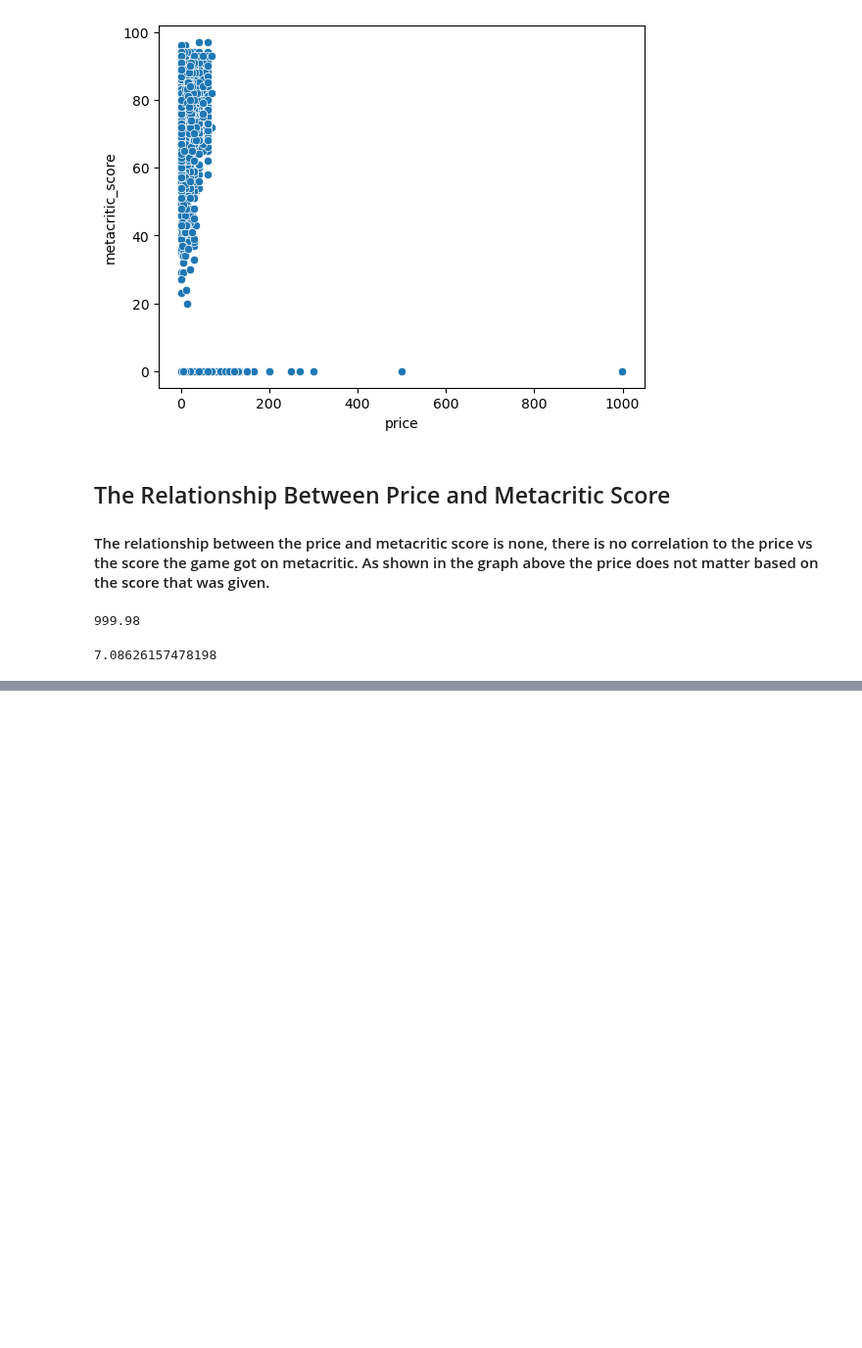
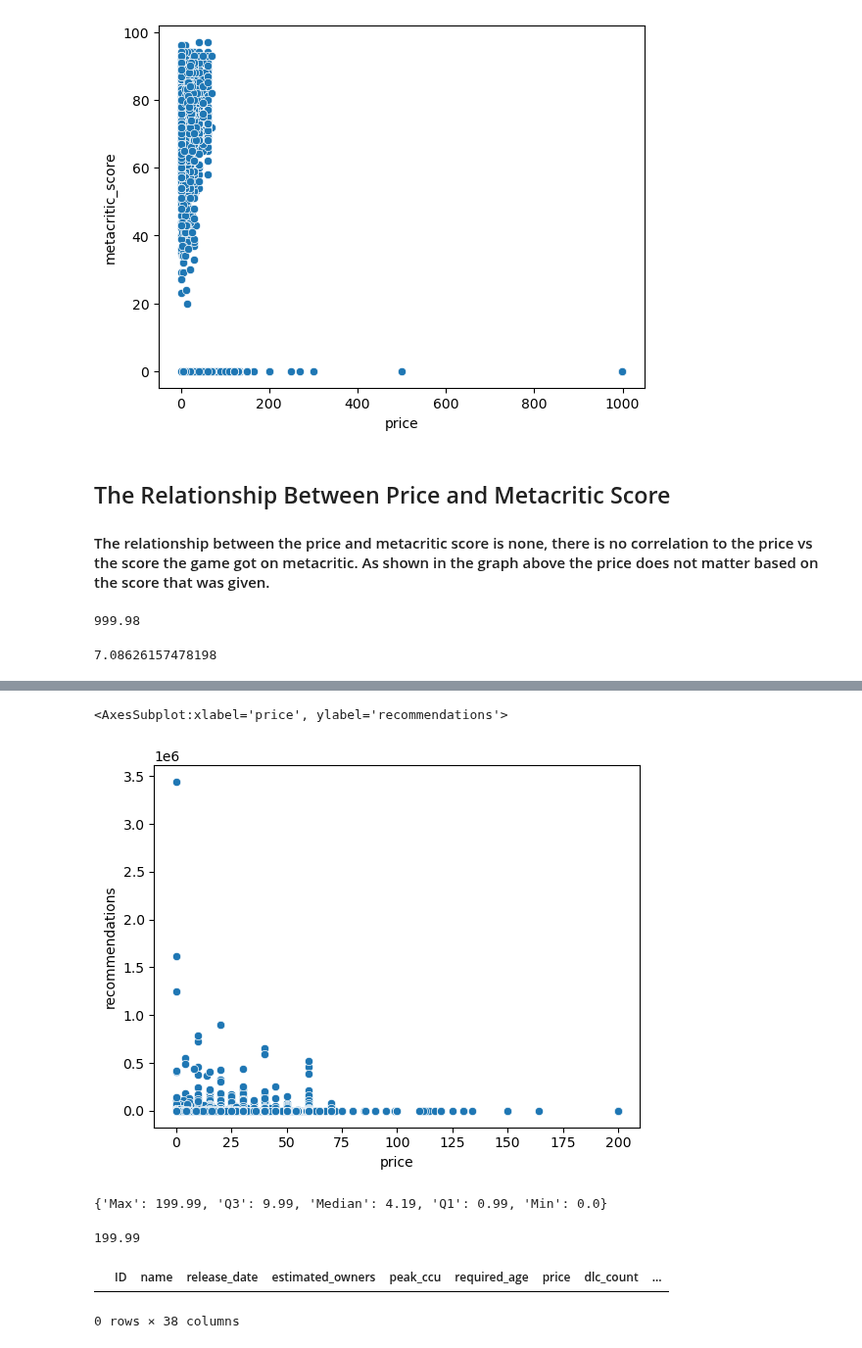
Before and after one commit to ReapersOne/AI, a Jupyter notebook: Semester 1/Games/SteamGames.ipynb, the cells around one changed output, grey strips where cells are left out. Shown at 98% size. Drawn from its saved outputs; the diff is of its cells as text; code cells hidden in the pictures; blank space fills up the shorter version.

```diff
--- a/Semester 1/Games/SteamGames.ipynb
+++ b/Semester 1/Games/SteamGames.ipynb
@@ -122,0 +132,25 @@ sns.scatterplot(data=df, x='price', y='metacritic_score')
+# %%
+sns.scatterplot(data=df, x='price', y='recommendations')
+# %% [output]
+<AxesSubplot:xlabel='price', ylabel='recommendations'>
+[figure, added]
+# %%
+summary = {
+    'Max': df['price'].max(),
+    'Q3': df['price'].quantile(0.75),
+    'Median': df['price'].median(),
+    'Q1': df['price'].quantile(0.25),
+    'Min': df['price'].min()
+}
+summary
+# %% [output]
+{'Max': 199.99, 'Q3': 9.99, 'Median': 4.19, 'Q1': 0.99, 'Min': 0.0}
+# %%
+df["price"].max()
+# %% [output]
+199.99
+# %%
+df[df["price"] == 249.0]
+# %% [output]
+|  | ID | name | release_date | estimated_owners | peak_ccu | required_age | price | dlc_count | ... |
+0 rows × 38 columns
```
Also changed, not shown: parts of 6 cells of this notebook.
